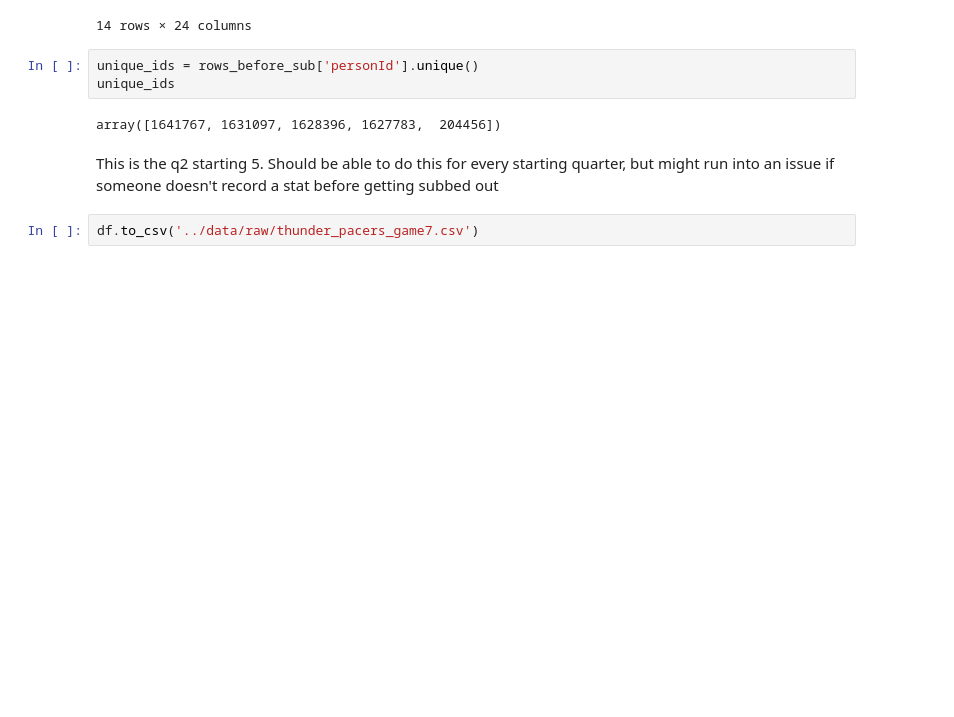
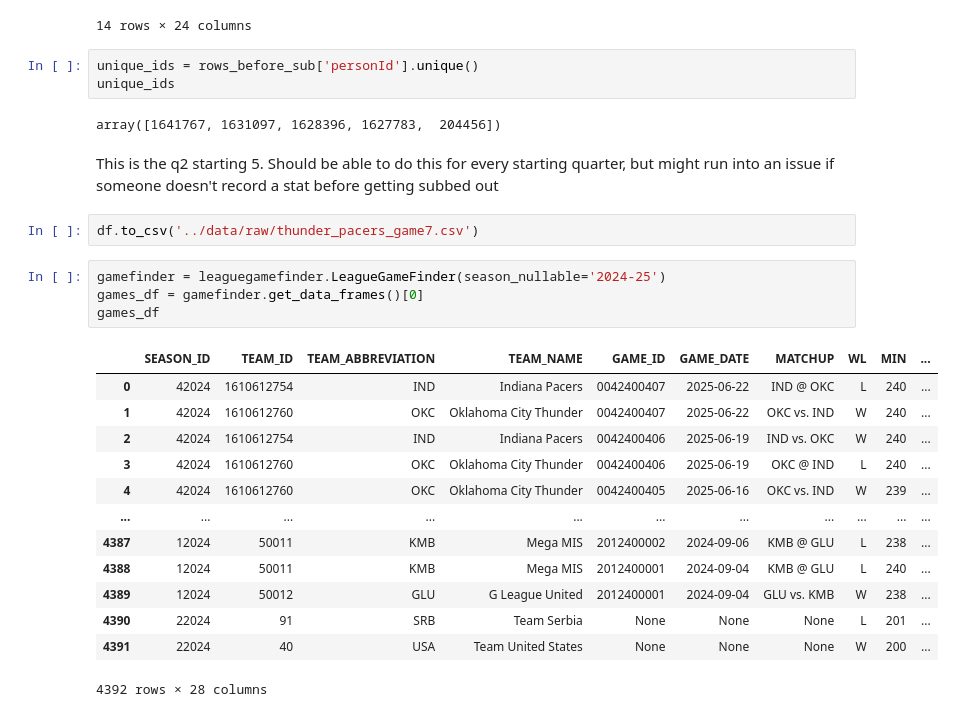
Before and after one commit to rickpatking/Lineups_Impact, a Jupyter notebook: notebooks/02_lineup_tracking_prototype.ipynb, the cells around one changed output. Saved outputs shown, nothing was run; the diff lists cells and outputs as text; blank space fills up the shorter version.

```diff
--- a/notebooks/02_lineup_tracking_prototype.ipynb
+++ b/notebooks/02_lineup_tracking_prototype.ipynb
@@ -334,3 +334,21 @@ array([1641767, 1631097, 1628396, 1627783,  204456])
 This is the q2 starting 5. Should be able to do this for every starting quarter, but might run into an issue if someone doesn't record a stat before getting subbed out
 # %%
 df.to_csv('../data/raw/thunder_pacers_game7.csv')
+# %%
+gamefinder = leaguegamefinder.LeagueGameFinder(season_nullable='2024-25')
+games_df = gamefinder.get_data_frames()[0]
+games_df
+# %% [output]
+|  | SEASON_ID | TEAM_ID | TEAM_ABBREVIATION | TEAM_NAME | GAME_ID | GAME_DATE | MATCHUP | WL | MIN | ... |
+| 0 | 42024 | 1610612754 | IND | Indiana Pacers | 0042400407 | 2025-06-22 | IND @ OKC | L | 240 | ... |
+| 1 | 42024 | 1610612760 | OKC | Oklahoma City Thunder | 0042400407 | 2025-06-22 | OKC vs. IND | W | 240 | ... |
+| 2 | 42024 | 1610612754 | IND | Indiana Pacers | 0042400406 | 2025-06-19 | IND vs. OKC | W | 240 | ... |
+| 3 | 42024 | 1610612760 | OKC | Oklahoma City Thunder | 0042400406 | 2025-06-19 | OKC @ IND | L | 240 | ... |
+| 4 | 42024 | 1610612760 | OKC | Oklahoma City Thunder | 0042400405 | 2025-06-16 | OKC vs. IND | W | 239 | ... |
+| ... | ... | ... | ... | ... | ... | ... | ... | ... | ... | ... |
+| 4387 | 12024 | 50011 | KMB | Mega MIS | 2012400002 | 2024-09-06 | KMB @ GLU | L | 238 | ... |
+| 4388 | 12024 | 50011 | KMB | Mega MIS | 2012400001 | 2024-09-04 | KMB @ GLU | L | 240 | ... |
+| 4389 | 12024 | 50012 | GLU | G League United | 2012400001 | 2024-09-04 | GLU vs. KMB | W | 238 | ... |
+| 4390 | 22024 | 91 | SRB | Team Serbia | None | None | None | L | 201 | ... |
+| 4391 | 22024 | 40 | USA | Team United States | None | None | None | W | 200 | ... |
+4392 rows × 28 columns
```
Also changed, not shown: 6 other files.
